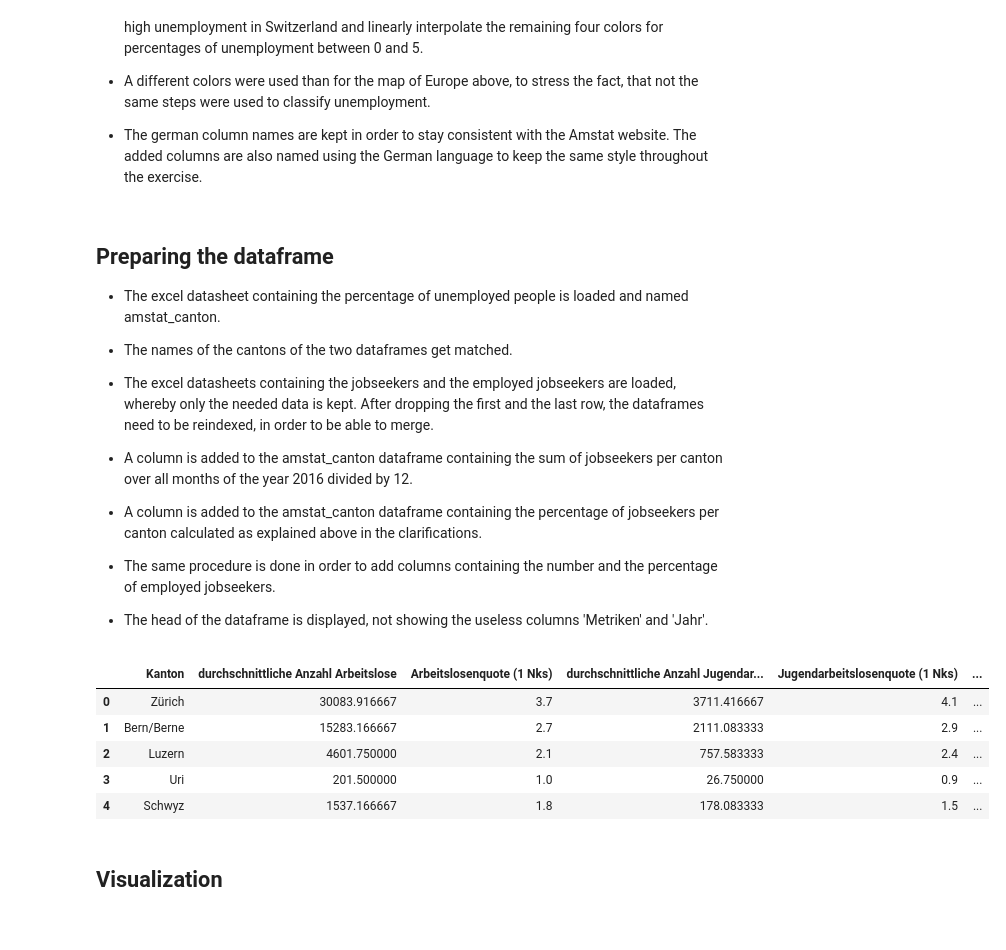
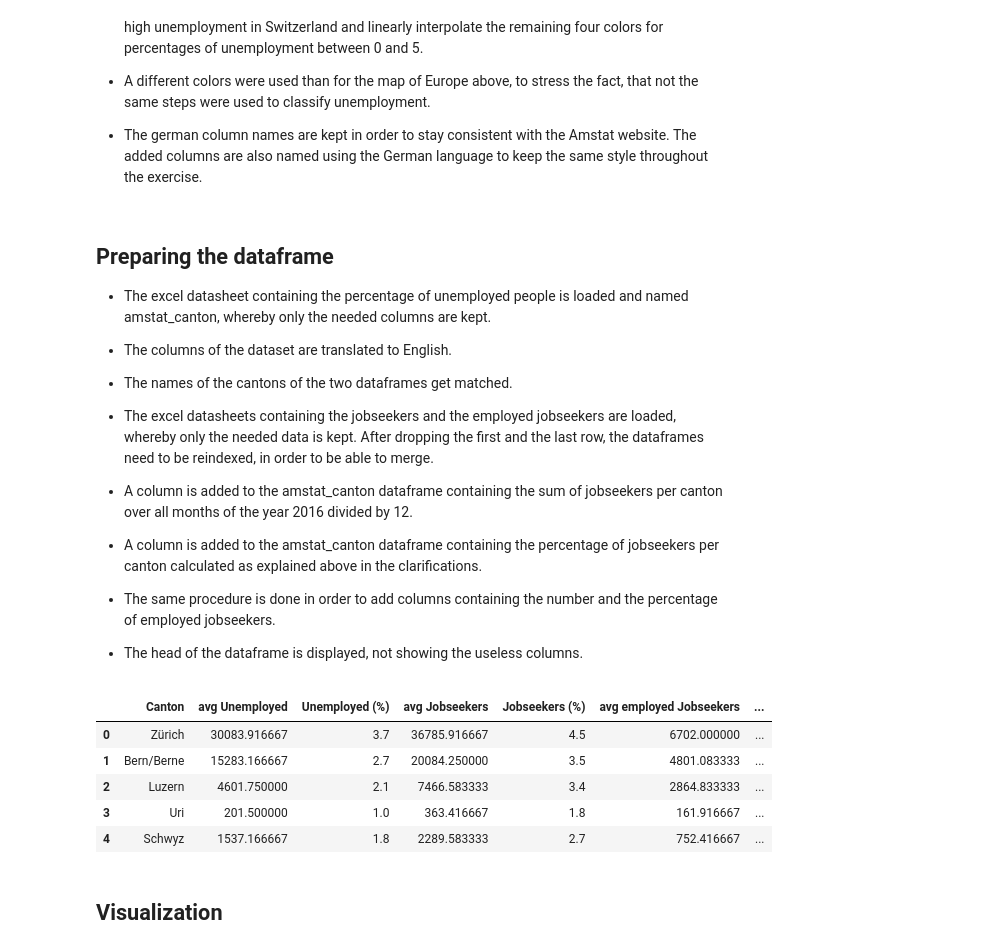
Before and after one commit to roman-bachmann/prayingmantissa, a Jupyter notebook: homework03/notebook.ipynb, the cells around one changed output. Saved outputs shown, nothing was run; the diff lists cells and outputs as text; code cells hidden in the pictures.

```diff
--- a/homework03/notebook.ipynb
+++ b/homework03/notebook.ipynb
@@ -217,14 +217,15 @@ Directory path to used data sheet:
 # %% [markdown]
 ## Preparing the dataframe
 
-- The excel datasheet containing the percentage of unemployed people is loaded and named amstat_canton.
+- The excel datasheet containing the percentage of unemployed people is loaded and named amstat_canton, whereby only the needed columns are kept.
+
+- The columns of the dataset are translated to English.
 
 
 - The names of the cantons of the two dataframes get matched.
 
 
-- The excel datasheets containing the jobseekers and the employed jobseekers are loaded, whereby only the needed data
-is kept. After dropping the first and the last row, the dataframes need to be reindexed, in order to be able to merge.
+- The excel datasheets containing the jobseekers and the employed jobseekers are loaded, whereby only the needed data is kept. After dropping the first and the last row, the dataframes need to be reindexed, in order to be able to merge.
 
 
 - A column is added to the amstat_canton dataframe containing the sum of jobseekers per canton over all months of the year 2016 divided by 12.
@@ -236,7 +237,7 @@ is kept. After dropping the first and the last row, the dataframes need to be re
 - The same procedure is done in order to add columns containing the number and the percentage of employed jobseekers.
 
 
-- The head of the dataframe is displayed, not showing the useless columns 'Metriken' and 'Jahr'.
+- The head of the dataframe is displayed, not showing the useless columns.
 # %%
 def rename_amstat_cantons_to_topojson(df):
     """Some cantons don't have the same name in the topojson file and the amstat file.
@@ -251,45 +252,47 @@ def rename_amstat_cantons_to_topojson(df):
     df.at[df.Kanton == 'Neuenburg','Kanton'] = 'Neuchâtel'
     df.at[df.Kanton == 'Genf','Kanton'] = 'Genève'
 # %%
-amstat_canton = pd.read_excel(DATA + 'amstat_canton.xlsx')
+amstat_canton = pd.read_excel(DATA + 'amstat_canton.xlsx',usecols= [1,3,4])
 rename_amstat_cantons_to_topojson(amstat_canton)
+
+amstat_canton.columns = ['Canton','avg Unemployed','Unemployed (%)']
 
 jobseekers = pd.read_excel(DATA + 'arbeitsuchende.xlsx') \
     .drop('Monat',axis =1) \
     .drop(0,axis=0) \
     .reset_index() \
     .drop('index',axis=1) \
     .drop(26,axis=0)
 
 employed_jobseekers = pd.read_excel(DATA + 'amstat_nicht_arbeitslose_stellensuchende.xlsx') \
     .drop('Monat',axis =1) \
     .drop(0,axis=0) \
     .reset_index() \
     .drop('index',axis=1) \
     .drop(26,axis=0)
 
-amstat_canton['durchschnittliche Anzahl Arbeitsuchende'] = jobseekers.drop('Kanton',axis=1).sum(axis=1) / 12
+amstat_canton['avg Jobseekers'] = jobseekers.drop('Kanton',axis=1).sum(axis=1) / 12
 
-rate = amstat_canton['durchschnittliche Anzahl Arbeitsuchende'] * amstat_canton['Arbeitslosenquote (1 Nks)']
-rate /= amstat_canton['durchschnittliche Anzahl Arbeitslose'].round(decimals=1)
-amstat_canton['Arbeitssuchendenquote (1 Nks)'] = rate
+rate = amstat_canton['avg Jobseekers'] * amstat_canton['Unemployed (%)']
+rate /= amstat_canton['avg Unemployed']
+amstat_canton['Jobseekers (%)'] = rate.round(decimals=1)
 
-amstat_canton['durchschnittliche Anzahl angestellte Stellensuchende'] = employed_jobseekers \
+amstat_canton['avg employed Jobseekers'] = employed_jobseekers \
     .drop('Kanton',axis=1) \
     .sum(axis=1) / 12
 
-rate = amstat_canton['durchschnittliche Anzahl angestellte Stellensuchende'] * amstat_canton['Arbeitslosenquote (1 Nks)']
-rate /= amstat_canton['durchschnittliche Anzahl Arbeitslose'].round(decimals=1)
-amstat_canton['Arbeitssuchendenquote von Angestellten(1 Nks)'] = rate
+rate = amstat_canton['avg employed Jobseekers'] * amstat_canton['Unemployed (%)']
+rate /= amstat_canton['avg Unemployed'].round(decimals=1)
+amstat_canton['employed Jobseekers (%)'] = rate.round(decimals=1)
 
-amstat_canton.drop('Metriken',axis=1).drop('Jahr',axis=1).head()
+amstat_canton.head()
 # %% [output]
-|  | Kanton | durchschnittliche Anzahl Arbeitslose | Arbeitslosenquote (1 Nks) | durchschnittliche Anzahl Jugendar... | Jugendarbeitslosenquote (1 Nks) | ... |
-| 0 | Zürich | 30083.916667 | 3.7 | 3711.416667 | 4.1 | ... |
-| 1 | Bern/Berne | 15283.166667 | 2.7 | 2111.083333 | 2.9 | ... |
-| 2 | Luzern | 4601.750000 | 2.1 | 757.583333 | 2.4 | ... |
-| 3 | Uri | 201.500000 | 1.0 | 26.750000 | 0.9 | ... |
-| 4 | Schwyz | 1537.166667 | 1.8 | 178.083333 | 1.5 | ... |
+|  | Canton | avg Unemployed | Unemployed (%) | avg Jobseekers | Jobseekers (%) | avg employed Jobseekers | ... |
+| 0 | Zürich | 30083.916667 | 3.7 | 36785.916667 | 4.5 | 6702.000000 | ... |
+| 1 | Bern/Berne | 15283.166667 | 2.7 | 20084.250000 | 3.5 | 4801.083333 | ... |
+| 2 | Luzern | 4601.750000 | 2.1 | 7466.583333 | 3.4 | 2864.833333 | ... |
+| 3 | Uri | 201.500000 | 1.0 | 363.416667 | 1.8 | 161.916667 | ... |
+| 4 | Schwyz | 1537.166667 | 1.8 | 2289.583333 | 2.7 | 752.416667 | ... |
 # %% [markdown]
 ## Visualization
 # %%
```
Also changed, not shown: parts of 8 cells of this notebook, 6 other files.
